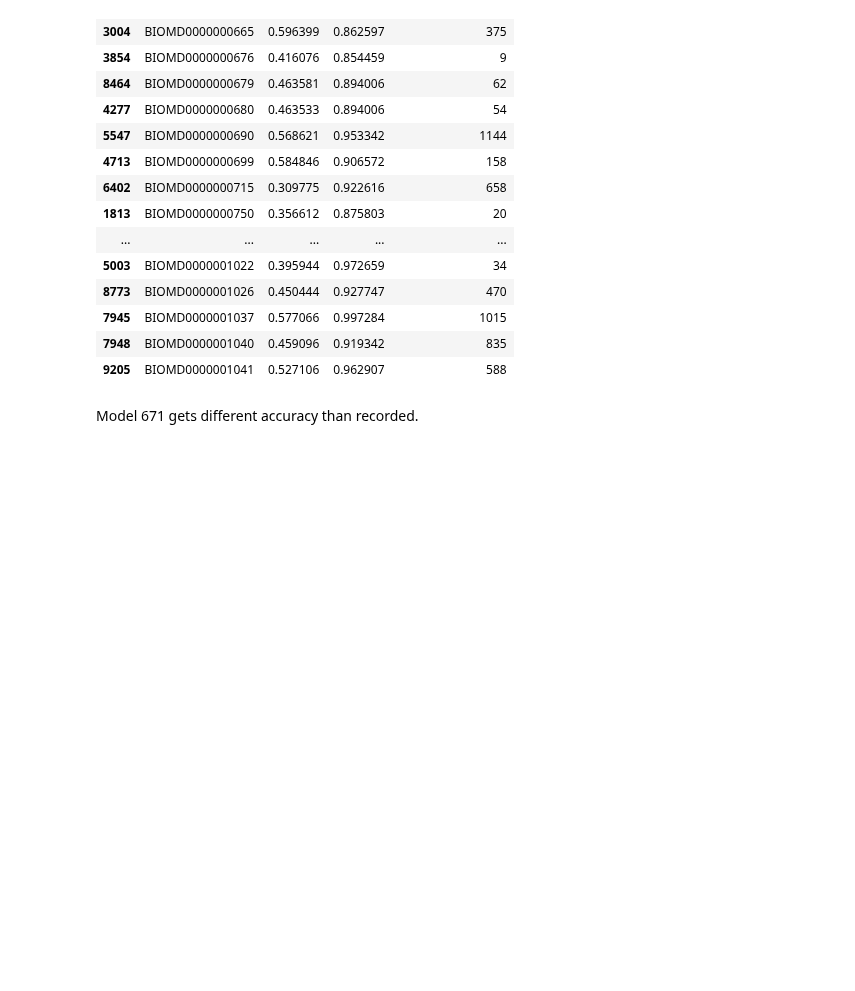
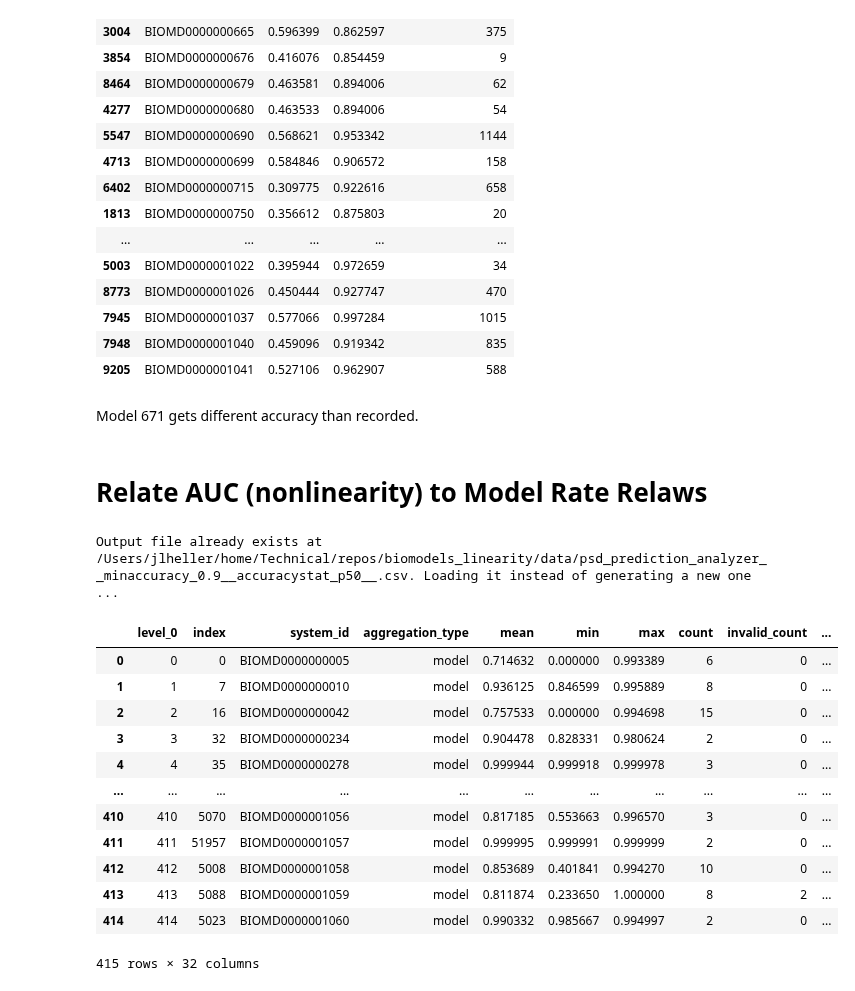
Before and after one commit to joseph-hellerstein/biomodels_linearity, a Jupyter notebook: notebooks/psd_prediction_analysis.ipynb, the cells around one changed output. Cells and saved outputs as stored; diff of their text form; code cells hidden in the pictures; blank space fills up the shorter version.

```diff
--- a/notebooks/psd_prediction_analysis.ipynb
+++ b/notebooks/psd_prediction_analysis.ipynb
@@ -232,0 +233,20 @@ runner([5])
+# %% [markdown]
+# Relate AUC (nonlinearity) to Model Rate Relaws
+# %%
+BEST_MODEL_DF = PSDPredictionAnalyzer.makeBestPSDModelDF(min_accuracy=0.9)
+BEST_MODEL_DF
+# %% [output]
+Output file already exists at /Users/jlheller/home/Technical/repos/biomodels_linearity/data/psd_prediction_analyzer__minaccuracy_0.9__accuracystat_p50__.csv. Loading it instead of generating a new one ...
+|  | level_0 | index | system_id | aggregation_type | mean | min | max | count | invalid_count | ... |
+| 0 | 0 | 0 | BIOMD0000000005 | model | 0.714632 | 0.000000 | 0.993389 | 6 | 0 | ... |
+| 1 | 1 | 7 | BIOMD0000000010 | model | 0.936125 | 0.846599 | 0.995889 | 8 | 0 | ... |
+| 2 | 2 | 16 | BIOMD0000000042 | model | 0.757533 | 0.000000 | 0.994698 | 15 | 0 | ... |
+| 3 | 3 | 32 | BIOMD0000000234 | model | 0.904478 | 0.828331 | 0.980624 | 2 | 0 | ... |
+| 4 | 4 | 35 | BIOMD0000000278 | model | 0.999944 | 0.999918 | 0.999978 | 3 | 0 | ... |
+| ... | ... | ... | ... | ... | ... | ... | ... | ... | ... | ... |
+| 410 | 410 | 5070 | BIOMD0000001056 | model | 0.817185 | 0.553663 | 0.996570 | 3 | 0 | ... |
+| 411 | 411 | 51957 | BIOMD0000001057 | model | 0.999995 | 0.999991 | 0.999999 | 2 | 0 | ... |
+| 412 | 412 | 5008 | BIOMD0000001058 | model | 0.853689 | 0.401841 | 0.994270 | 10 | 0 | ... |
+| 413 | 413 | 5088 | BIOMD0000001059 | model | 0.811874 | 0.233650 | 1.000000 | 8 | 2 | ... |
+| 414 | 414 | 5023 | BIOMD0000001060 | model | 0.990332 | 0.985667 | 0.994997 | 2 | 0 | ... |
+415 rows × 32 columns
```
Also changed, not shown: parts of 3 cells of this notebook, 2 other files.
